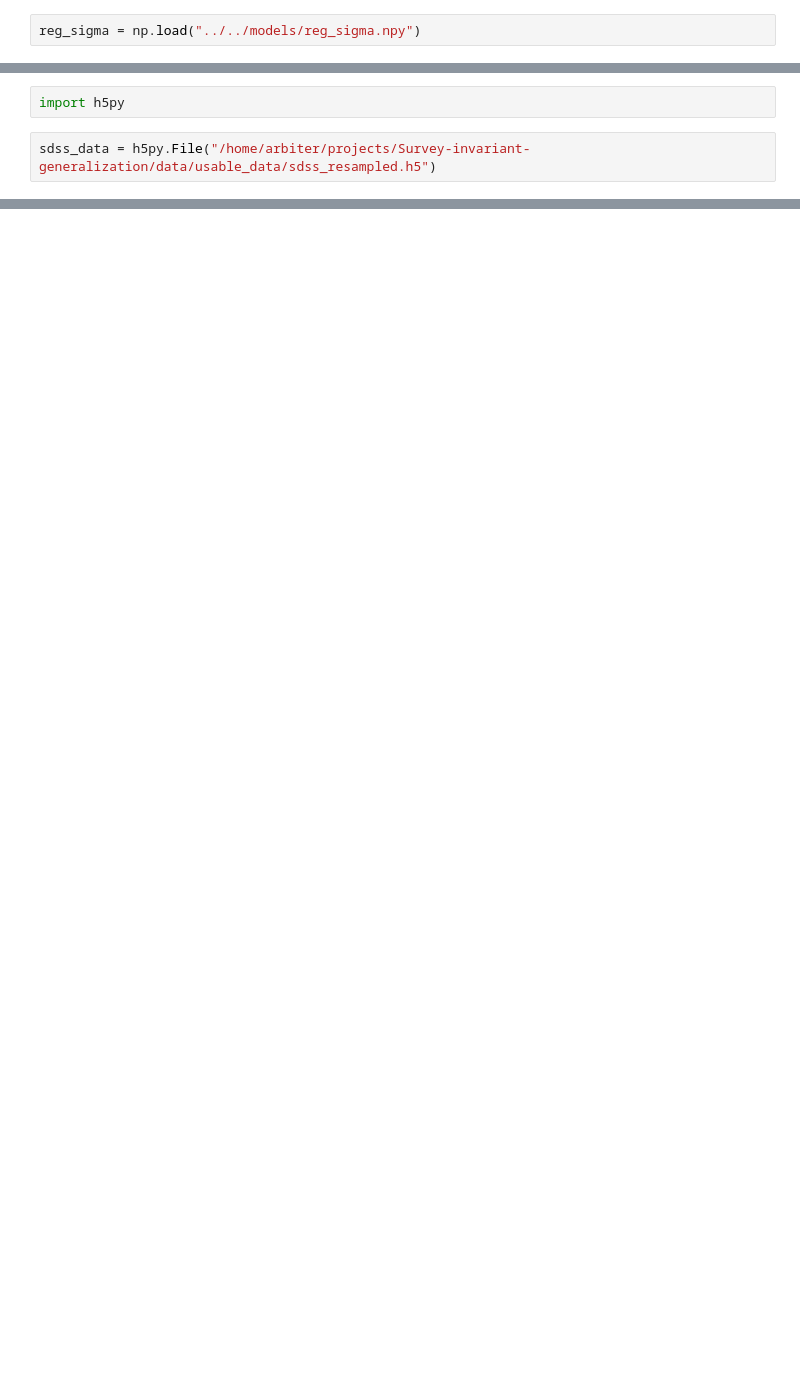
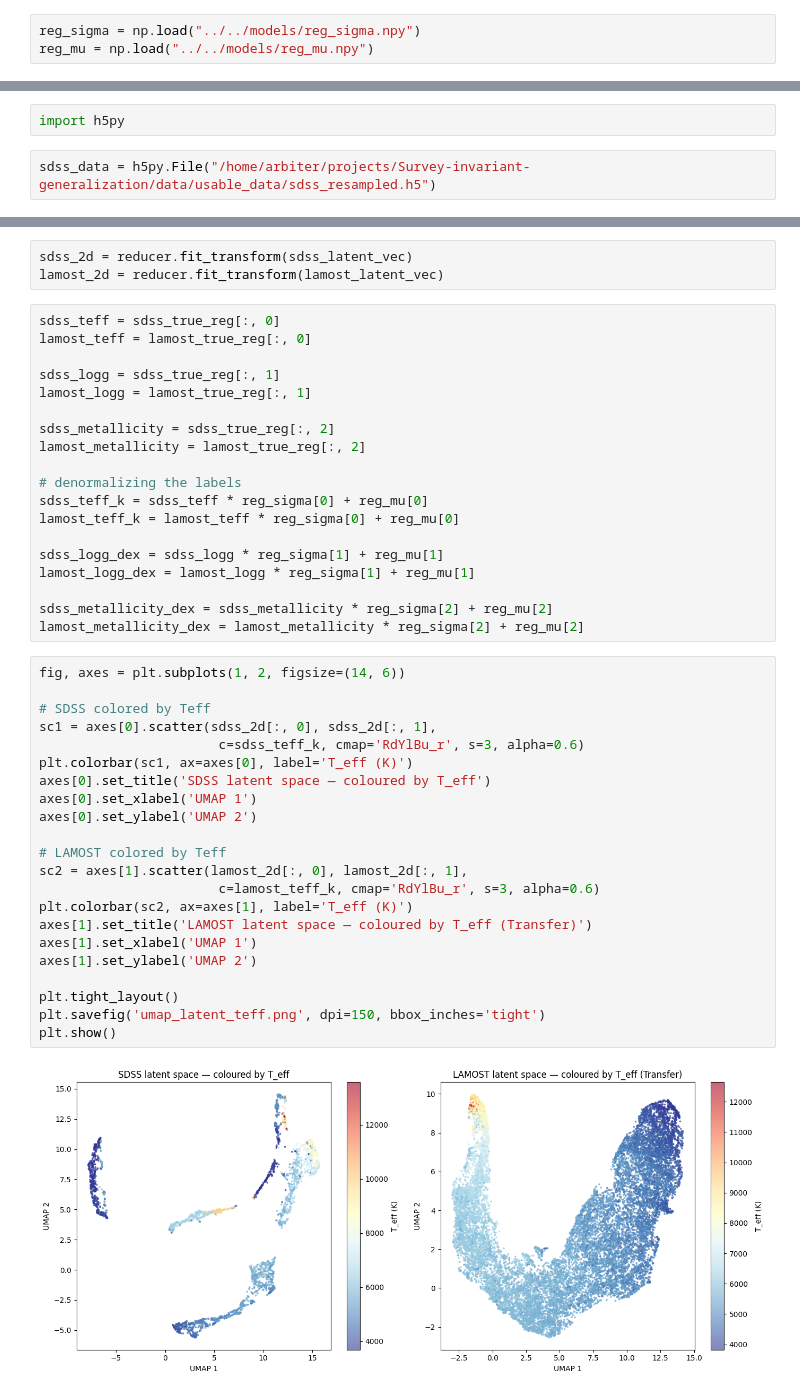
Before and after one commit to Alcatraz312/Survey-invariant-generalization, a Jupyter notebook: src/inspection/model_inspection/post_run_inspection.ipynb, the cells around one changed output, grey strips where cells are left out. Cells and saved outputs as stored; diff of their text form; blank space fills up the shorter version.

```diff
--- a/src/inspection/model_inspection/post_run_inspection.ipynb
+++ b/src/inspection/model_inspection/post_run_inspection.ipynb
@@ -46,6 +47,7 @@ weighted avg       0.92      0.92      0.92      3242
 #### SDSS Atmospheric parameters estimation
 # %%
 reg_sigma = np.load("../../models/reg_sigma.npy")
+reg_mu = np.load("../../models/reg_mu.npy")
 # %%
 sdss_mae_teff_physical = sdss_mae_teff * reg_sigma[0]  # Kelvin
 sdss_mae_logg_physical = sdss_mae_logg * reg_sigma[1]  # dex
@@ -224,0 +278,46 @@ sdss_data = h5py.File("/home/arbiter/projects/Survey-invariant-generalization/da
+# %%
+sdss_2d = reducer.fit_transform(sdss_latent_vec)
+lamost_2d = reducer.fit_transform(lamost_latent_vec)
+# %%
+sdss_teff = sdss_true_reg[:, 0]
+lamost_teff = lamost_true_reg[:, 0]
+
+sdss_logg = sdss_true_reg[:, 1]
+lamost_logg = lamost_true_reg[:, 1]
+
+sdss_metallicity = sdss_true_reg[:, 2]
+lamost_metallicity = lamost_true_reg[:, 2]
+
+# denormalizing the labels
+sdss_teff_k = sdss_teff * reg_sigma[0] + reg_mu[0]
+lamost_teff_k = lamost_teff * reg_sigma[0] + reg_mu[0]
+
+sdss_logg_dex = sdss_logg * reg_sigma[1] + reg_mu[1]
+lamost_logg_dex = lamost_logg * reg_sigma[1] + reg_mu[1]
+
+sdss_metallicity_dex = sdss_metallicity * reg_sigma[2] + reg_mu[2]
+lamost_metallicity_dex = lamost_metallicity * reg_sigma[2] + reg_mu[2]
+# %%
+fig, axes = plt.subplots(1, 2, figsize=(14, 6))
+
+# SDSS colored by Teff
+sc1 = axes[0].scatter(sdss_2d[:, 0], sdss_2d[:, 1],
+                       c=sdss_teff_k, cmap='RdYlBu_r', s=3, alpha=0.6)
+plt.colorbar(sc1, ax=axes[0], label='T_eff (K)')
+axes[0].set_title('SDSS latent space — coloured by T_eff')
+axes[0].set_xlabel('UMAP 1')
+axes[0].set_ylabel('UMAP 2')
+
+# LAMOST colored by Teff
+sc2 = axes[1].scatter(lamost_2d[:, 0], lamost_2d[:, 1],
+                       c=lamost_teff_k, cmap='RdYlBu_r', s=3, alpha=0.6)
+plt.colorbar(sc2, ax=axes[1], label='T_eff (K)')
+axes[1].set_title('LAMOST latent space — coloured by T_eff (Transfer)')
+axes[1].set_xlabel('UMAP 1')
+axes[1].set_ylabel('UMAP 2')
+
+plt.tight_layout()
+plt.savefig('umap_latent_teff.png', dpi=150, bbox_inches='tight')
+plt.show()
+# %% [output]
+[figure, added]
```
Also changed, not shown: parts of 10 cells of this notebook, 2 other files.
